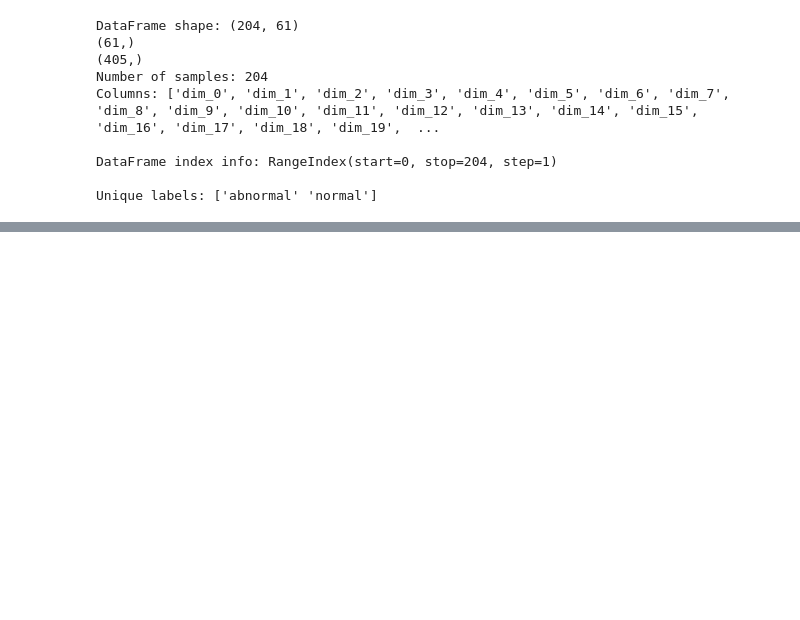
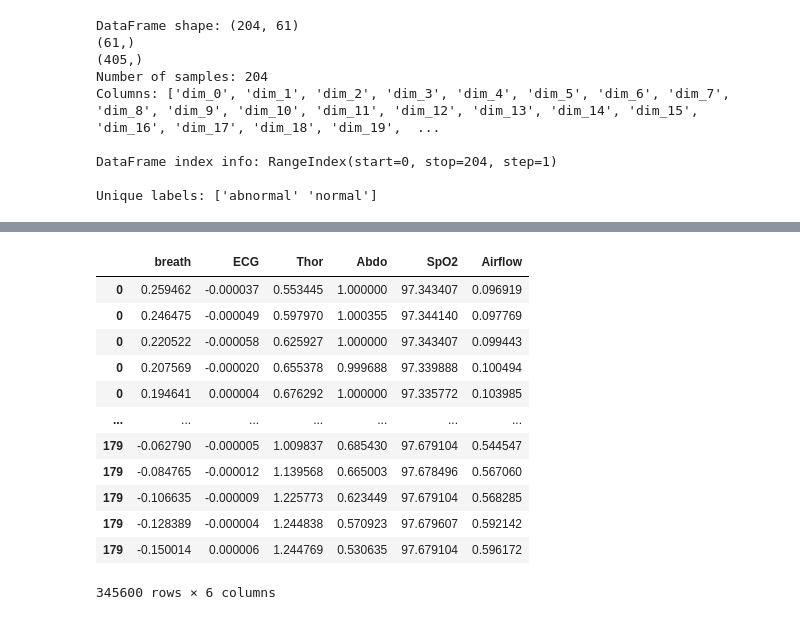
Before and after one commit to w-zzzz/Time-Series-Library, a Jupyter notebook: test.ipynb, the cells around one changed output, grey strips where cells are left out. Saved outputs shown, nothing was run; the diff lists cells and outputs as text; code cells hidden in the pictures; blank space fills up the shorter version.

```diff
--- a/test.ipynb
+++ b/test.ipynb
@@ -406,3 +457,19 @@ Loaded 639 samples
 Features: ['breath', 'ECG', 'Thor', 'Abdo', 'SpO2', 'Airflow']
 Number of classes: 2
 <__main__.OSALoader at 0x...>
+# %%
+loader.all_df
+# %% [output]
+|  | breath | ECG | Thor | Abdo | SpO2 | Airflow |
+| 0 | 0.259462 | -0.000037 | 0.553445 | 1.000000 | 97.343407 | 0.096919 |
+| 0 | 0.246475 | -0.000049 | 0.597970 | 1.000355 | 97.344140 | 0.097769 |
+| 0 | 0.220522 | -0.000058 | 0.625927 | 1.000000 | 97.343407 | 0.099443 |
+| 0 | 0.207569 | -0.000020 | 0.655378 | 0.999688 | 97.339888 | 0.100494 |
+| 0 | 0.194641 | 0.000004 | 0.676292 | 1.000000 | 97.335772 | 0.103985 |
+| ... | ... | ... | ... | ... | ... | ... |
+| 179 | -0.062790 | -0.000005 | 1.009837 | 0.685430 | 97.679104 | 0.544547 |
+| 179 | -0.084765 | -0.000012 | 1.139568 | 0.665003 | 97.678496 | 0.567060 |
+| 179 | -0.106635 | -0.000009 | 1.225773 | 0.623449 | 97.679104 | 0.568285 |
+| 179 | -0.128389 | -0.000004 | 1.244838 | 0.570923 | 97.679607 | 0.592142 |
+| 179 | -0.150014 | 0.000006 | 1.244769 | 0.530635 | 97.679104 | 0.596172 |
+345600 rows × 6 columns
```
Also changed, not shown: parts of 17 cells of this notebook, 1 other file.
